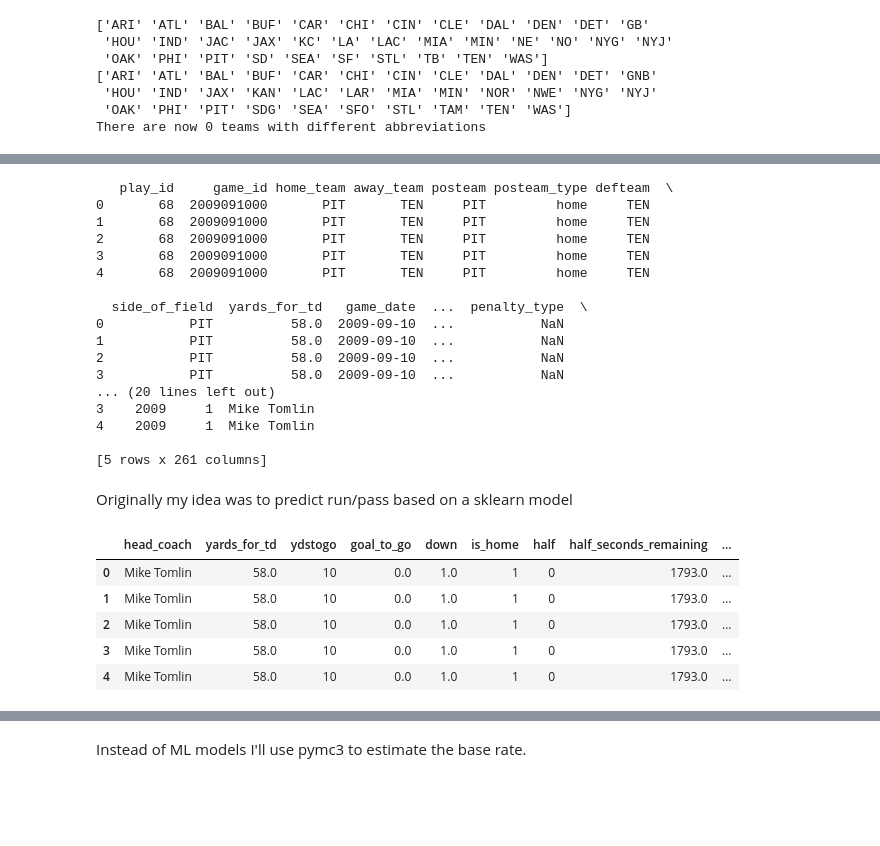
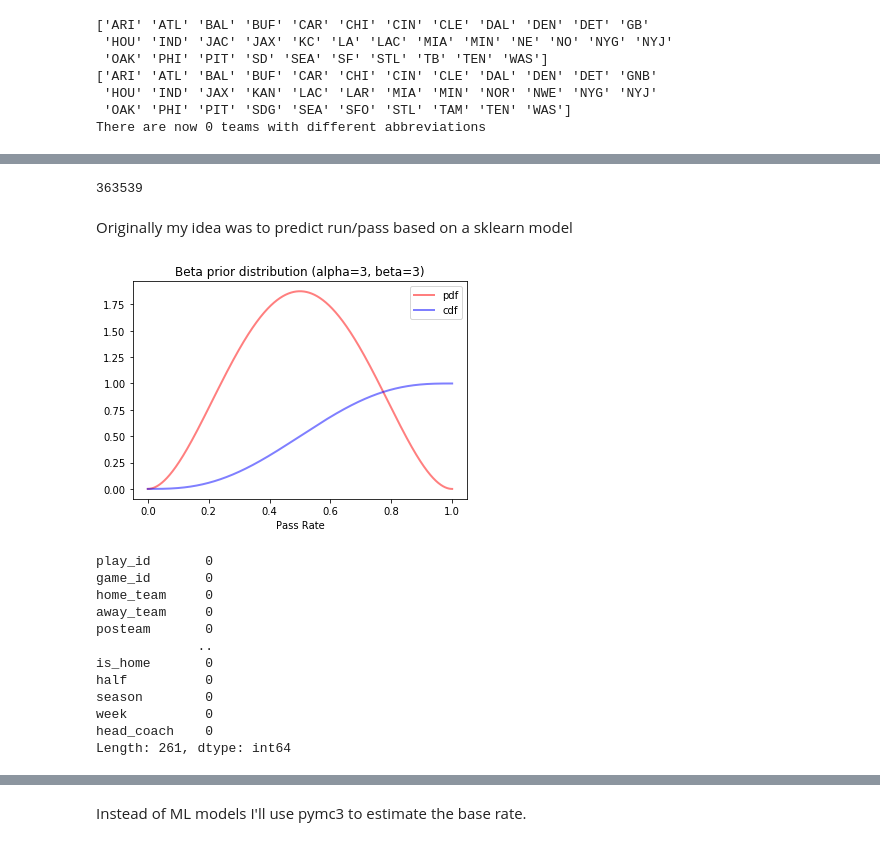
Before and after one commit to btatkinson/pass_exp, a Jupyter notebook: nfl_pass_exp.ipynb, the cells around one changed output, grey strips where cells are left out. Cells and saved outputs as stored; diff of their text form; code cells hidden in the pictures; blank space fills up the shorter version.

```diff
--- a/nfl_pass_exp.ipynb
+++ b/nfl_pass_exp.ipynb
@@ -333,23 +363,7 @@ pbp = pd.merge(pbp, coach_df, how='left', left_on=['season','week','posteam'], r
 # %%
-print(pbp.head())
+print(len(pbp))
 # %% [output]
-   play_id     game_id home_team away_team posteam posteam_type defteam  \
-0       68  2009091000       PIT       TEN     PIT         home     TEN
-1       68  2009091000       PIT       TEN     PIT         home     TEN
-2       68  2009091000       PIT       TEN     PIT         home     TEN
-3       68  2009091000       PIT       TEN     PIT         home     TEN
-4       68  2009091000       PIT       TEN     PIT         home     TEN
-
-  side_of_field  yards_for_td   game_date  ...  penalty_type  \
-0           PIT          58.0  2009-09-10  ...           NaN
-1           PIT          58.0  2009-09-10  ...           NaN
-2           PIT          58.0  2009-09-10  ...           NaN
-3           PIT          58.0  2009-09-10  ...           NaN
-... (20 lines left out)
-3    2009     1  Mike Tomlin
-4    2009     1  Mike Tomlin
-
-[5 rows x 261 columns]
+363539
 # %% [markdown]
 Originally my idea was to predict run/pass based on a sklearn model
 # %%
@@ -396,15 +410,48 @@ Originally my idea was to predict run/pass based on a sklearn model
 # plt.boxplot(results)
 # ax.set_xticklabels(names)
 # plt.show()
-# %%
-mdf = pbp[['head_coach','yards_for_td','ydstogo','goal_to_go','down','is_home','half','half_seconds_remaining','score_differential','play_type']]
-
-mdf.head()
-# %% [output]
-|  | head_coach | yards_for_td | ydstogo | goal_to_go | down | is_home | half | half_seconds_remaining | ... |
-| 0 | Mike Tomlin | 58.0 | 10 | 0.0 | 1.0 | 1 | 0 | 1793.0 | ... |
-| 1 | Mike Tomlin | 58.0 | 10 | 0.0 | 1.0 | 1 | 0 | 1793.0 | ... |
-| 2 | Mike Tomlin | 58.0 | 10 | 0.0 | 1.0 | 1 | 0 | 1793.0 | ... |
-| 3 | Mike Tomlin | 58.0 | 10 | 0.0 | 1.0 | 1 | 0 | 1793.0 | ... |
-| 4 | Mike Tomlin | 58.0 | 10 | 0.0 | 1.0 | 1 | 0 | 1793.0 | ... |
+# %%
+# weakly informative prior
+
+import scipy.stats as ss
+
+def plot_beta(x_range, a, b, mu=0, sigma=1, cdf=False, **kwargs):
+    '''
+    Plots the f distribution function for a given x range, a and b
+    If mu and sigma are not provided, standard beta is plotted
+    If cdf=True cumulative distribution is plotted
+    Passes any keyword arguments to matplotlib plot function
+    '''
+    x = x_range
+    if cdf:
+        y = ss.beta.cdf(x, a, b, mu, sigma)
+    else:
+        y = ss.beta.pdf(x, a, b, mu, sigma)
+    plt.plot(x, y, **kwargs)
+
+x = np.linspace(0, 1, 2000)
+
+plot_beta(x, 3, 3, 0, 1, color='red', lw=2, ls='-', alpha=0.5, label='pdf')
+plot_beta(x, 3, 3, 0, 1, cdf=True, color='blue', lw=2, ls='-', alpha=0.5, label='cdf')
+plt.title("Beta prior distribution (alpha=3, beta=3)")
+plt.xlabel("Pass Rate")
+plt.legend();
+plt.savefig('./figures/beta33.png')
+# %% [output]
+[figure, added]
+# %%
+pbp.isnull().sum(axis=0)
+# %% [output]
+play_id       0
+game_id       0
+home_team     0
+away_team     0
+posteam       0
+             ..
+is_home       0
+half          0
+season        0
+week          0
+head_coach    0
+Length: 261, dtype: int64
 # %%
```
Also changed, not shown: parts of 22 cells of this notebook, 1 other file.
